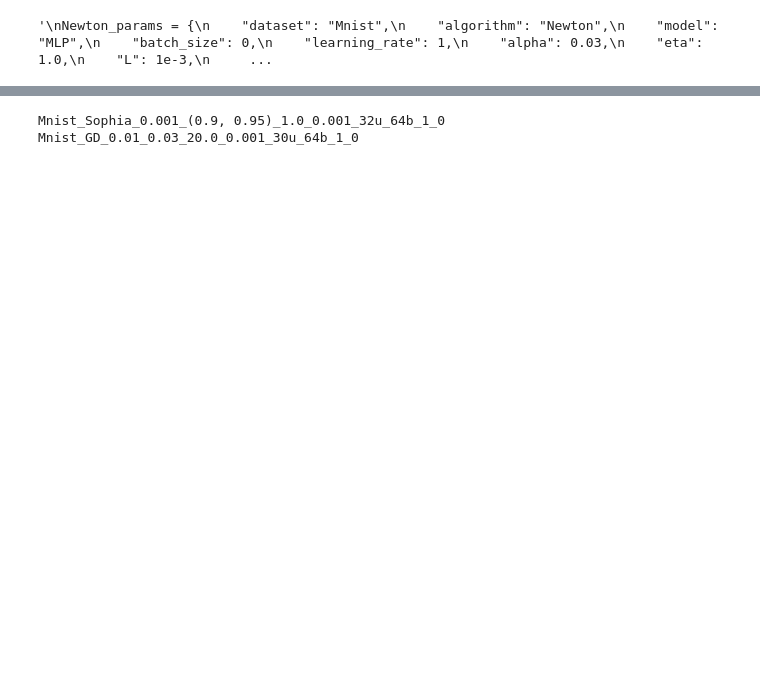
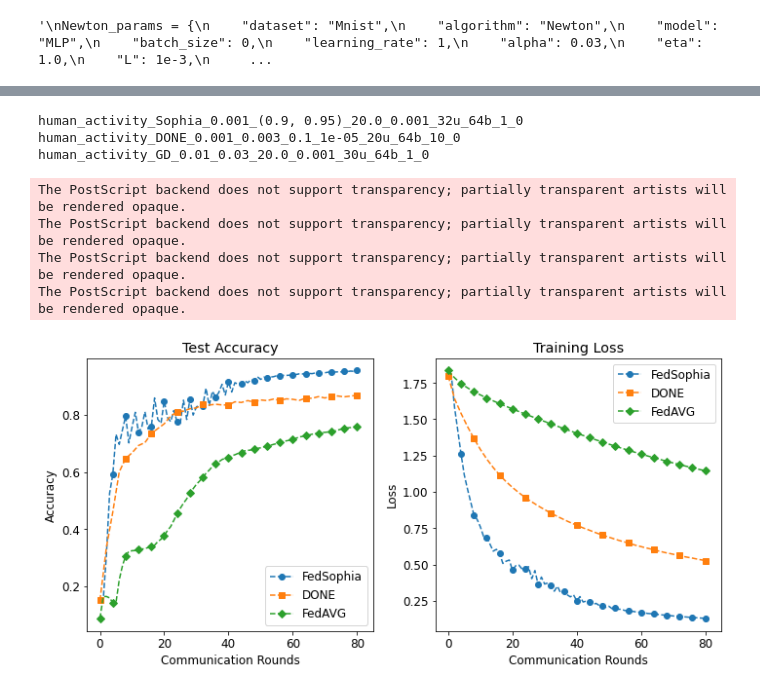
Before and after one commit to Abdulmomen96/DONE, a Jupyter notebook: main.ipynb, the cells around one changed output, grey strips where cells are left out. Drawn from its saved outputs; the diff is of its cells as text; code cells hidden in the pictures; blank space fills up the shorter version.

Commit message:
Finish the human activity recognition task

```diff
--- a/main.ipynb
+++ b/main.ipynb
@@ -206,43 +230,56 @@ from utils.plot_utils import get_training_data_value, simple_read_data
 # %%
 
 
-rs_train_acc_sop, rs_train_loss_sop, rs_glob_acc_sop = simple_read_data("Mnist_Sophia_0.001_(0.9, 0.95)_1.0_0.001_32u_64b_1_0")
-rs_train_acc_gd, rs_train_loss_gd, rs_glob_acc_gd = simple_read_data("Mnist_GD_0.01_0.03_20.0_0.001_30u_64b_1_0")
+rs_train_acc_sop, rs_train_loss_sop, rs_glob_acc_sop = simple_read_data("human_activity_Sophia_0.001_(0.9, 0.95)_20.0_0.001_32u_64b_1_0")
+rs_train_acc_done, rs_train_loss_done, rs_glob_acc_done = simple_read_data("human_activity_DONE_0.001_0.003_0.1_1e-05_20u_64b_10_0")
+rs_train_acc_gd, rs_train_loss_gd, rs_glob_acc_gd = simple_read_data("human_activity_GD_0.01_0.03_20.0_0.001_30u_64b_1_0")
 # %% [output]
-Mnist_Sophia_0.001_(0.9, 0.95)_1.0_0.001_32u_64b_1_0
-Mnist_GD_0.01_0.03_20.0_0.001_30u_64b_1_0
+human_activity_Sophia_0.001_(0.9, 0.95)_20.0_0.001_32u_64b_1_0
+human_activity_DONE_0.001_0.003_0.1_1e-05_20u_64b_10_0
+human_activity_GD_0.01_0.03_20.0_0.001_30u_64b_1_0
 # %%
 
 import matplotlib.pyplot as plt
-
+import numpy as np
 
 # Create a figure with two subplots
 plt.figure(figsize=(10, 5))
+x = np.arange(0, 82)
+x_DONE = np.arange(0, 2 * 41, 2)
+xlim = 41
 
 # Subplot 1: Training Accuracy
 plt.subplot(1, 2, 1)
-plt.plot(rs_train_acc_sop, label='FedSophaia')
-plt.plot(rs_train_acc_gd, label='GD')
-plt.title('Training Accuracy')
-plt.xlabel('Epochs')
+plt.plot(x, rs_glob_acc_sop, label='FedSophia', linestyle='--', marker='o', markevery=4)
+plt.plot(x_DONE, rs_glob_acc_done, label='DONE', linestyle='--', marker='s', markevery=4)
+plt.plot(x, rs_glob_acc_gd, label='FedAVG', linestyle='--', marker='D', markevery=4)
+
+plt.title('Test Accuracy')
+plt.xlabel('Communication Rounds')
 plt.ylabel('Accuracy')
 plt.legend()
 
 # Subplot 2: Training Loss
 plt.subplot(1, 2, 2)
-plt.plot(rs_train_loss_sop, label='FedSophia')
-plt.plot(rs_train_loss_gd, label='GD')
+plt.plot(x, rs_train_loss_sop, label='FedSophia', linestyle='--', marker='o', markevery=4)
+plt.plot(x_DONE, rs_train_loss_done, label='DONE', linestyle='--', marker='s', markevery=4)
+plt.plot(x, rs_train_loss_gd, label='FedAVG', linestyle='--', marker='D', markevery=4)
+
 plt.title('Training Loss')
-plt.xlabel('Epochs')
+plt.xlabel('Communication Rounds')
 plt.ylabel('Loss')
 plt.legend()
 
-plt.tight_layout()
-plt.show()
-
+plt.savefig('human_activity.eps', format='eps')
 
 plt.tight_layout()
 plt.show()
+# %% [output]
+The PostScript backend does not support transparency; partially transparent artists will be rendered opaque.
+The PostScript backend does not support transparency; partially transparent artists will be rendered opaque.
+The PostScript backend does not support transparency; partially transparent artists will be rendered opaque.
+The PostScript backend does not support transparency; partially transparent artists will be rendered opaque.
+[figure, added]
 # %%
 #1.027
 
```
Also changed, not shown: parts of 5 cells of this notebook, 18 other files.
